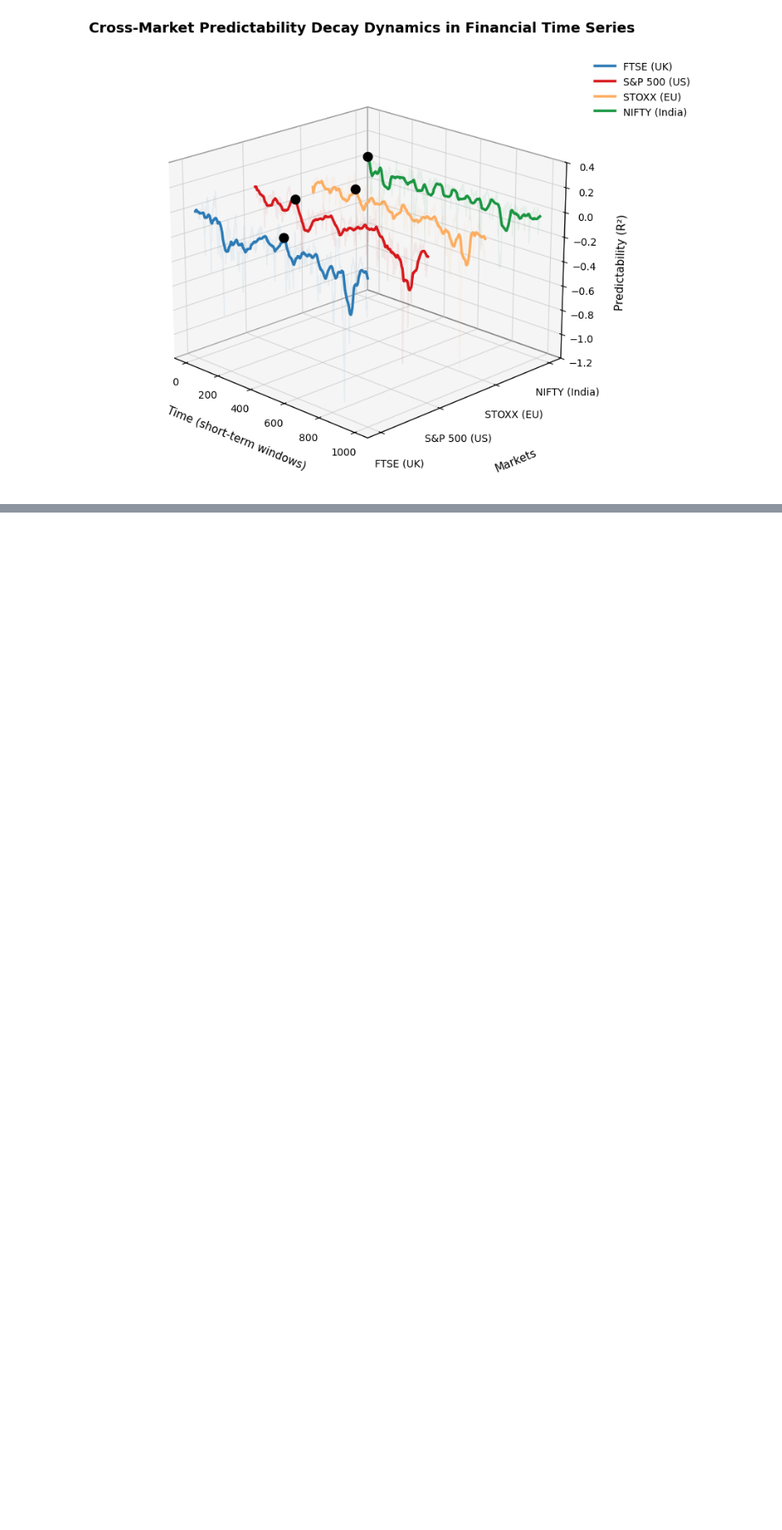
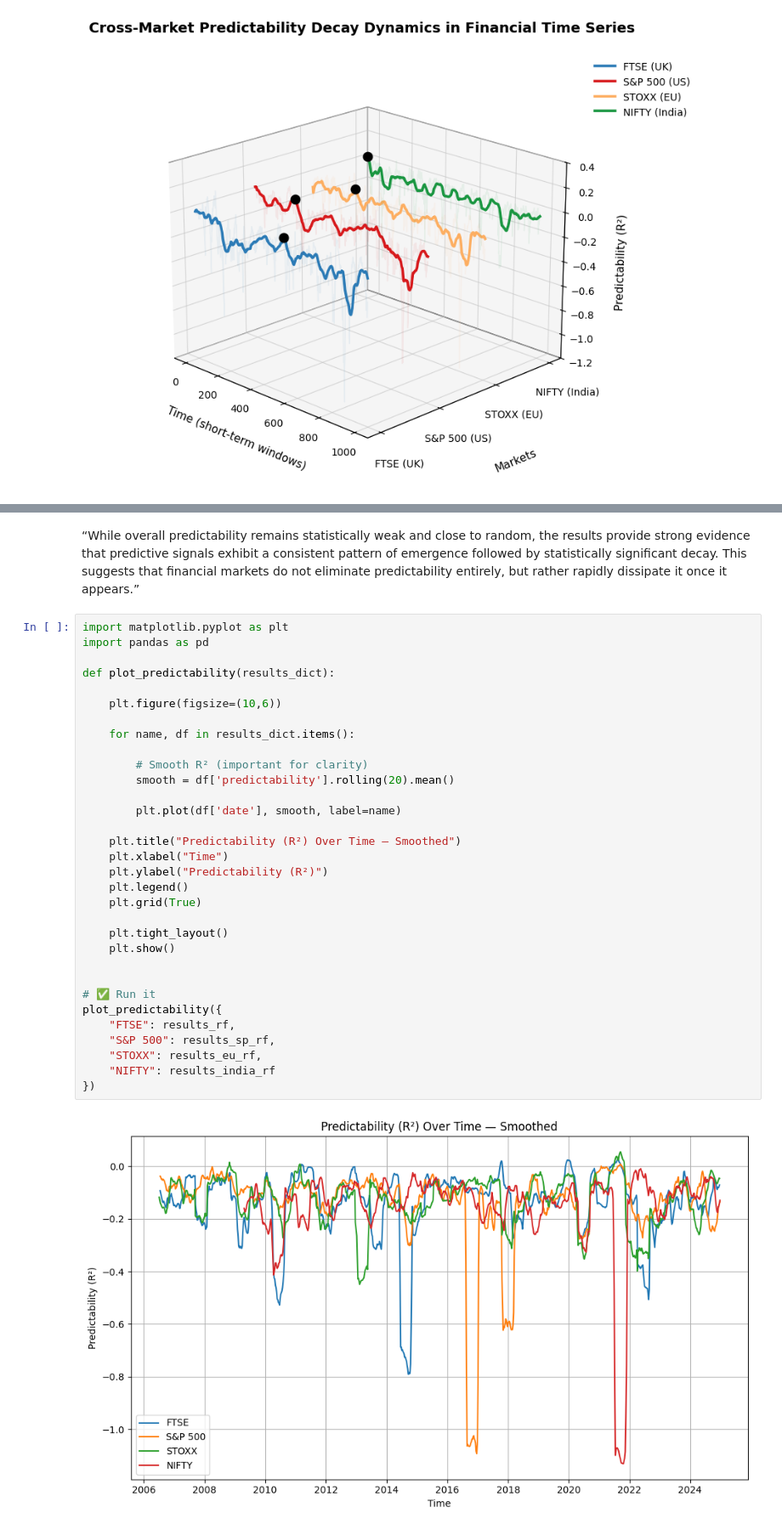
Before and after one commit to mariazafran/Predictibility-Decay-Theory-evidence, a Jupyter notebook: Predictibility_Decay_Analysis.ipynb, the cells around one changed output, grey strips where cells are left out. Shown at 85% size. Cells and saved outputs as stored; diff of their text form; blank space fills up the shorter version.

```diff
--- a/Predictibility_Decay_Analysis.ipynb
+++ b/Predictibility_Decay_Analysis.ipynb
@@ -1689,0 +1884,36 @@ IndentationError: unindent does not match any outer indentation level (<tokenize
+# %% [markdown]
+“While overall predictability remains statistically weak and close to random, the results provide strong evidence that predictive signals exhibit a consistent pattern of emergence followed by statistically significant decay. This suggests that financial markets do not eliminate predictability entirely, but rather rapidly dissipate it once it appears.”
+# %%
+import matplotlib.pyplot as plt
+import pandas as pd
+
+def plot_predictability(results_dict):
+
+    plt.figure(figsize=(10,6))
+
+    for name, df in results_dict.items():
+
+        # Smooth R² (important for clarity)
+        smooth = df['predictability'].rolling(20).mean()
+
+        plt.plot(df['date'], smooth, label=name)
+
+    plt.title("Predictability (R²) Over Time — Smoothed")
+    plt.xlabel("Time")
+    plt.ylabel("Predictability (R²)")
+    plt.legend()
+    plt.grid(True)
+
+    plt.tight_layout()
+    plt.show()
+
+
+# ✅ Run it
+plot_predictability({
+    "FTSE": results_rf,
+    "S&P 500": results_sp_rf,
+    "STOXX": results_eu_rf,
+    "NIFTY": results_india_rf
+})
+# %% [output]
+[figure, added]
```
Also changed, not shown: parts of 54 cells of this notebook.
